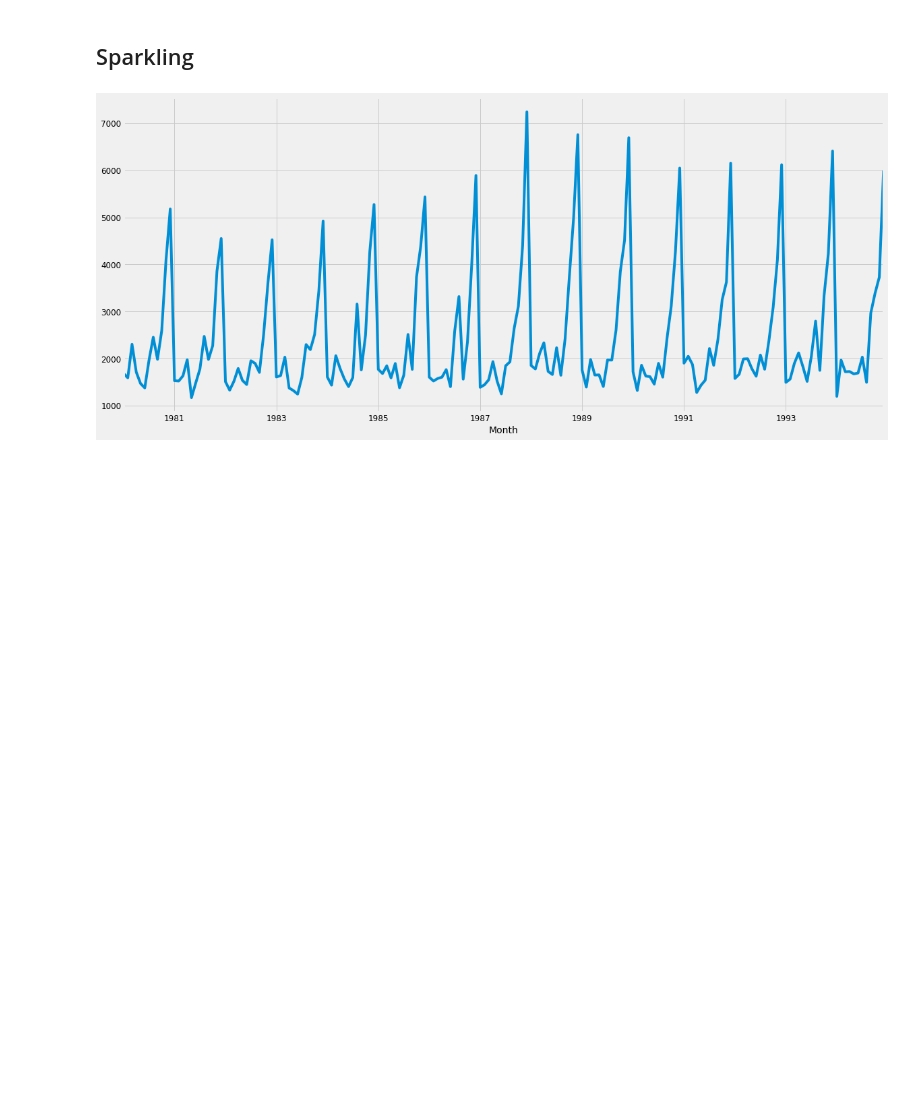
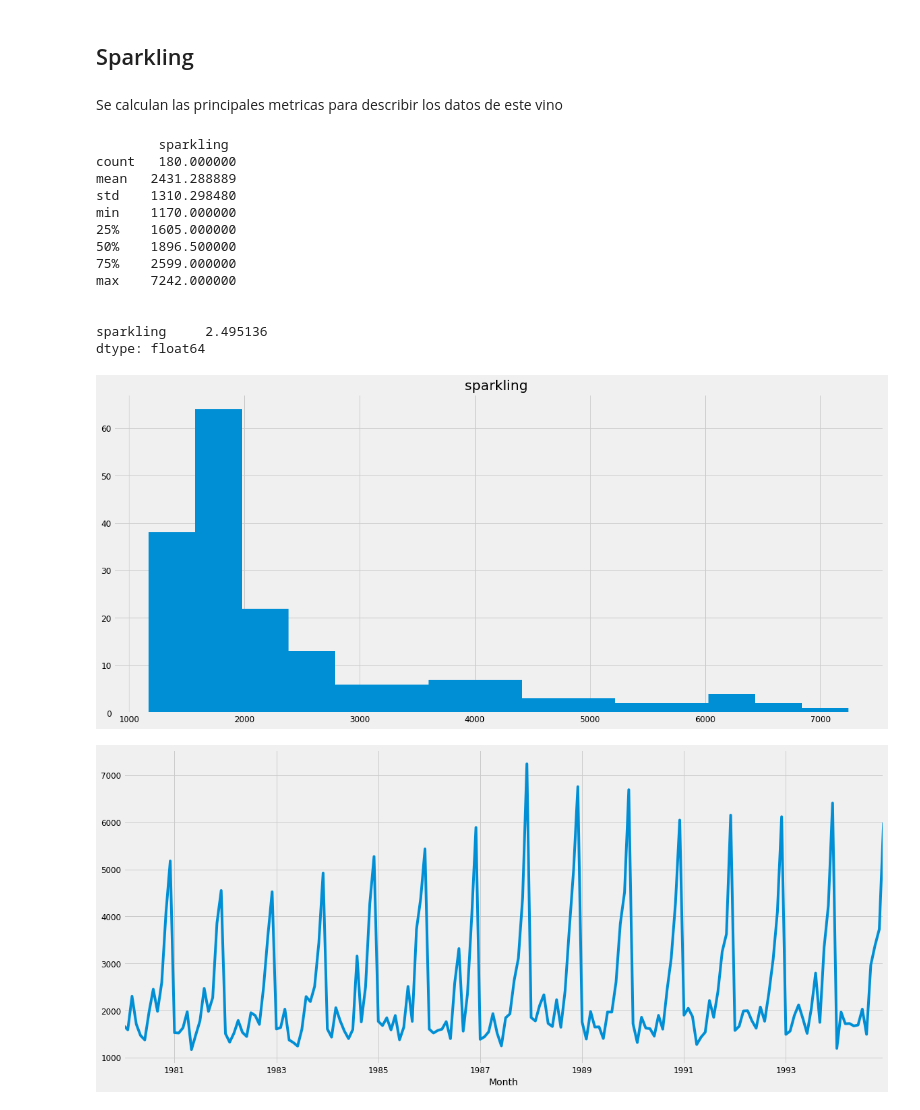
Before and after one commit to DiegoPincheiraIb/EL5206_Assignments, a Jupyter notebook: Lab_Vinos_luckas.ipynb, the cells around one changed output. Drawn from its saved outputs; the diff is of its cells as text; code cells hidden in the pictures; blank space fills up the shorter version.

```diff
--- a/Lab_Vinos_luckas.ipynb
+++ b/Lab_Vinos_luckas.ipynb
@@ -249,5 +319,28 @@ El RMSE de las predicciones es 7.84
 # %% [markdown]
 ## Sparkling
+# %% [markdown]
+Se calculan las principales metricas para describir los datos de este vino
+# %%
+print(sparkling.describe())
+print('\n')
+print(sparkling.kurtosis())
+print('\n')
+hist = sparkling.hist(bins=15)
+# %% [output]
+        sparkling
+count   180.000000
+mean   2431.288889
+std    1310.298480
+min    1170.000000
+25%    1605.000000
+50%    1896.500000
+75%    2599.000000
+max    7242.000000
+
+
+sparkling     2.495136
+dtype: float64
+[figure, added]
 # %%
 y_sparkling = Reordenamiento_Meses(sparkling, 'sparkling ')
 SARIMA_Param(y_sparkling)
```
Also changed, not shown: parts of 17 cells of this notebook.
